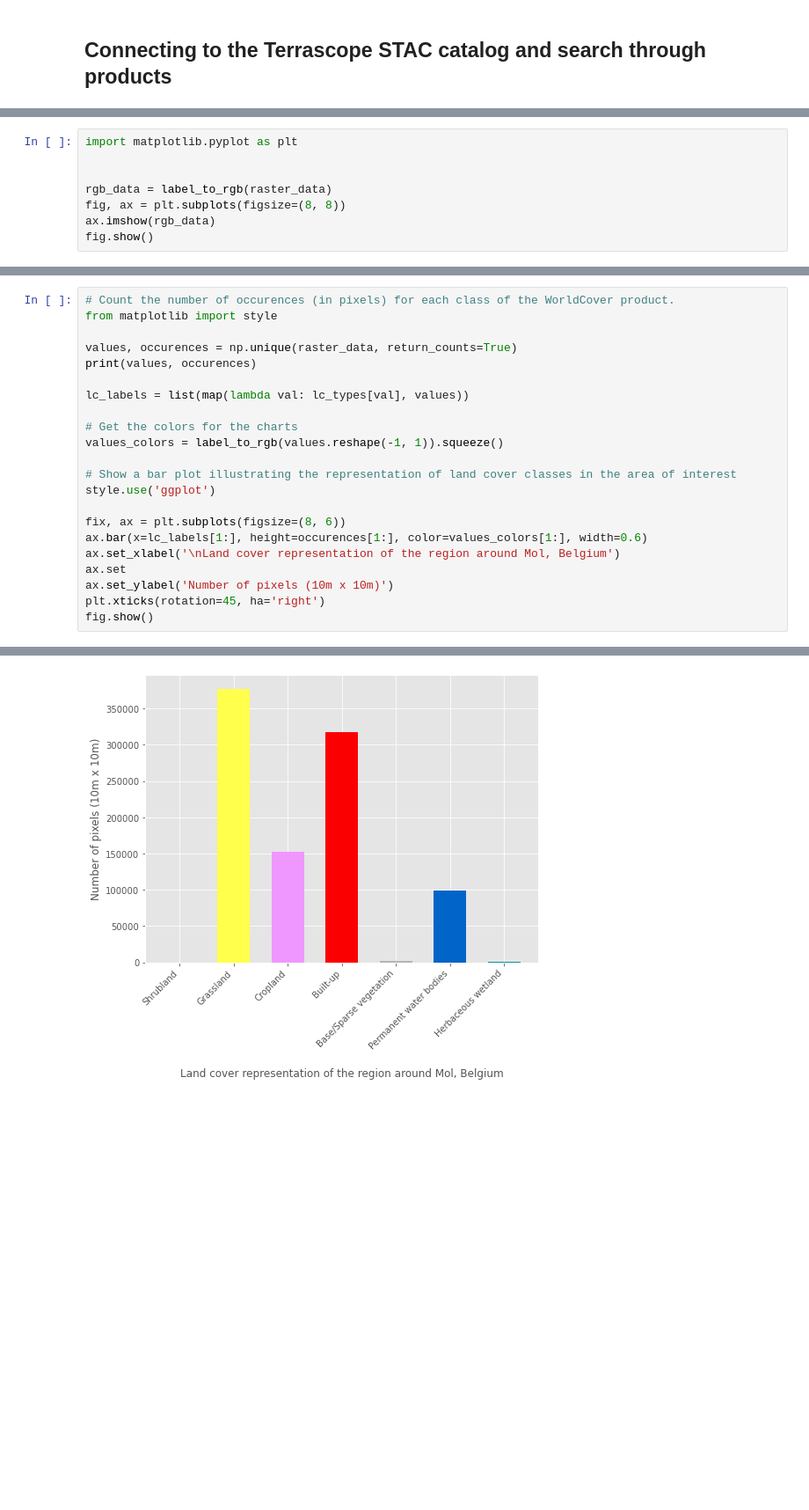
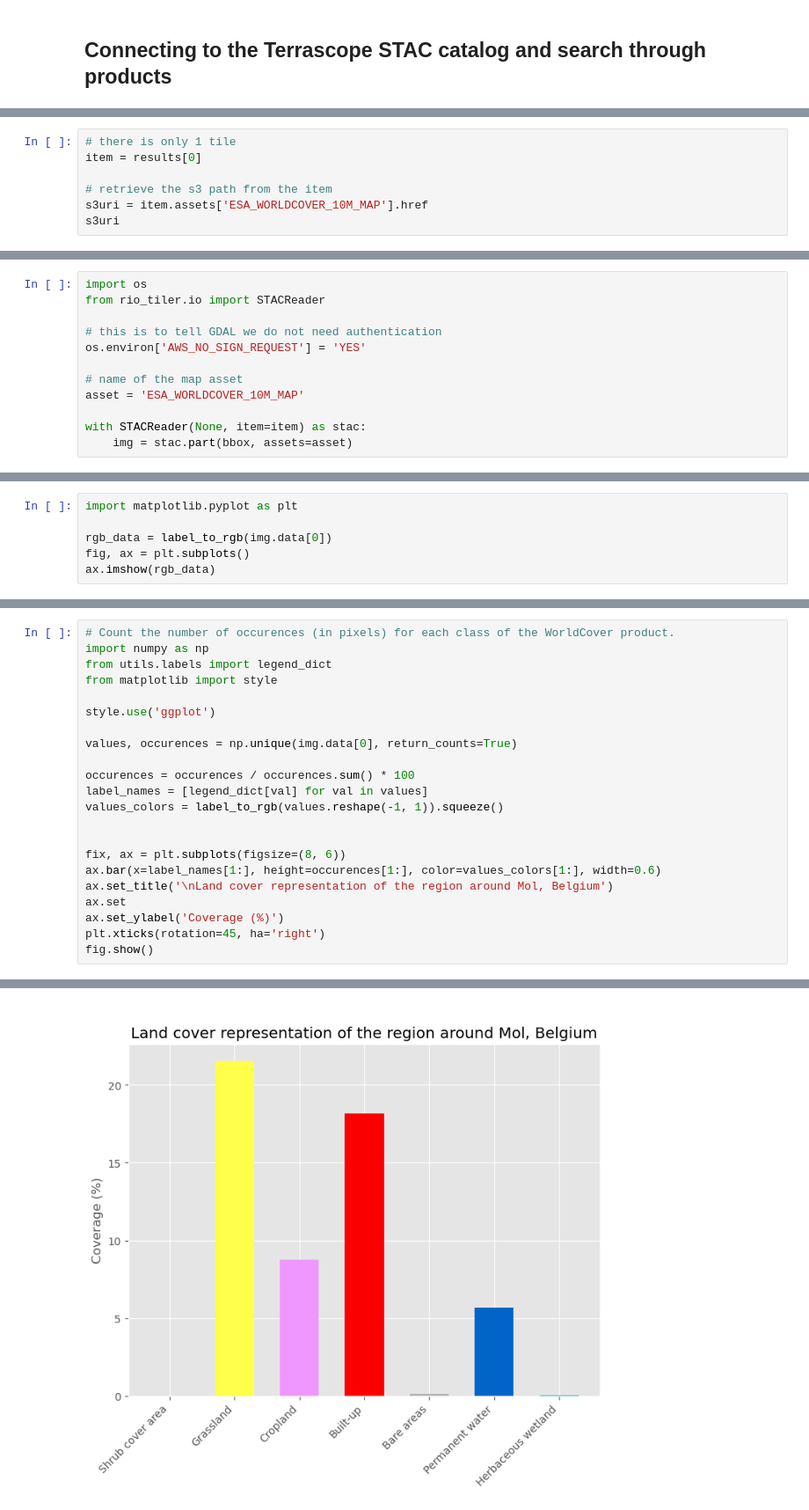
Before and after one commit to ESA-WorldCover/esa-worldcover-datasets, a Jupyter notebook: notebooks/01-Explore_dataset_STAC.ipynb, the cells around one changed output, grey strips where cells are left out. Shown: that part at 88% size. Saved outputs shown, nothing was run; the diff lists cells and outputs as text; blank space fills up the shorter version.

```diff
--- a/notebooks/01-Explore_dataset_STAC.ipynb
+++ b/notebooks/01-Explore_dataset_STAC.ipynb
@@ -195,0 +77,7 @@ lc_types = {
+# %%
+# there is only 1 tile
+item = results[0]
+
+# retrieve the s3 path from the item
+s3uri = item.assets['ESA_WORLDCOVER_10M_MAP'].href
+s3uri
@@ -195,0 +92,12 @@ lc_types = {
+# %%
+import os
+from rio_tiler.io import STACReader
+
+# this is to tell GDAL we do not need authentication
+os.environ['AWS_NO_SIGN_REQUEST'] = 'YES'
+
+# name of the map asset
+asset = 'ESA_WORLDCOVER_10M_MAP'
+
+with STACReader(None, item=item) as stac:
+    img = stac.part(bbox, assets=asset)
@@ -196,9 +110,7 @@ lc_types = {
 # %%
 import matplotlib.pyplot as plt
 
-
-rgb_data = label_to_rgb(raster_data)
-fig, ax = plt.subplots(figsize=(8, 8))
+rgb_data = label_to_rgb(img.data[0])
+fig, ax = plt.subplots()
 ax.imshow(rgb_data)
-fig.show()
 # %% [output]
@@ -210,23 +125,23 @@ We will create a bar plot giving the proportion of land cover classes in our stu
 # %%
 # Count the number of occurences (in pixels) for each class of the WorldCover product.
+import numpy as np
+from utils.labels import legend_dict
 from matplotlib import style
 
-values, occurences = np.unique(raster_data, return_counts=True)
-print(values, occurences)
+style.use('ggplot')
 
-lc_labels = list(map(lambda val: lc_types[val], values))
+values, occurences = np.unique(img.data[0], return_counts=True)
 
-# Get the colors for the charts
+occurences = occurences / occurences.sum() * 100
+label_names = [legend_dict[val] for val in values]
 values_colors = label_to_rgb(values.reshape(-1, 1)).squeeze()
 
-# Show a bar plot illustrating the representation of land cover classes in the area of interest
-style.use('ggplot')
 
 fix, ax = plt.subplots(figsize=(8, 6))
-ax.bar(x=lc_labels[1:], height=occurences[1:], color=values_colors[1:], width=0.6)
-ax.set_xlabel('\nLand cover representation of the region around Mol, Belgium')
+ax.bar(x=label_names[1:], height=occurences[1:], color=values_colors[1:], width=0.6)
+ax.set_title('\nLand cover representation of the region around Mol, Belgium')
 ax.set
-ax.set_ylabel('Number of pixels (10m x 10m)')
+ax.set_ylabel('Coverage (%)')
 plt.xticks(rotation=45, ha='right')
 fig.show()
 # %% [output]
@@ -234 +148 @@ fig.show()
-[figure, old version]
+[figure, new version]
```
Also changed, not shown: parts of 20 cells of this notebook, 4 other files.
